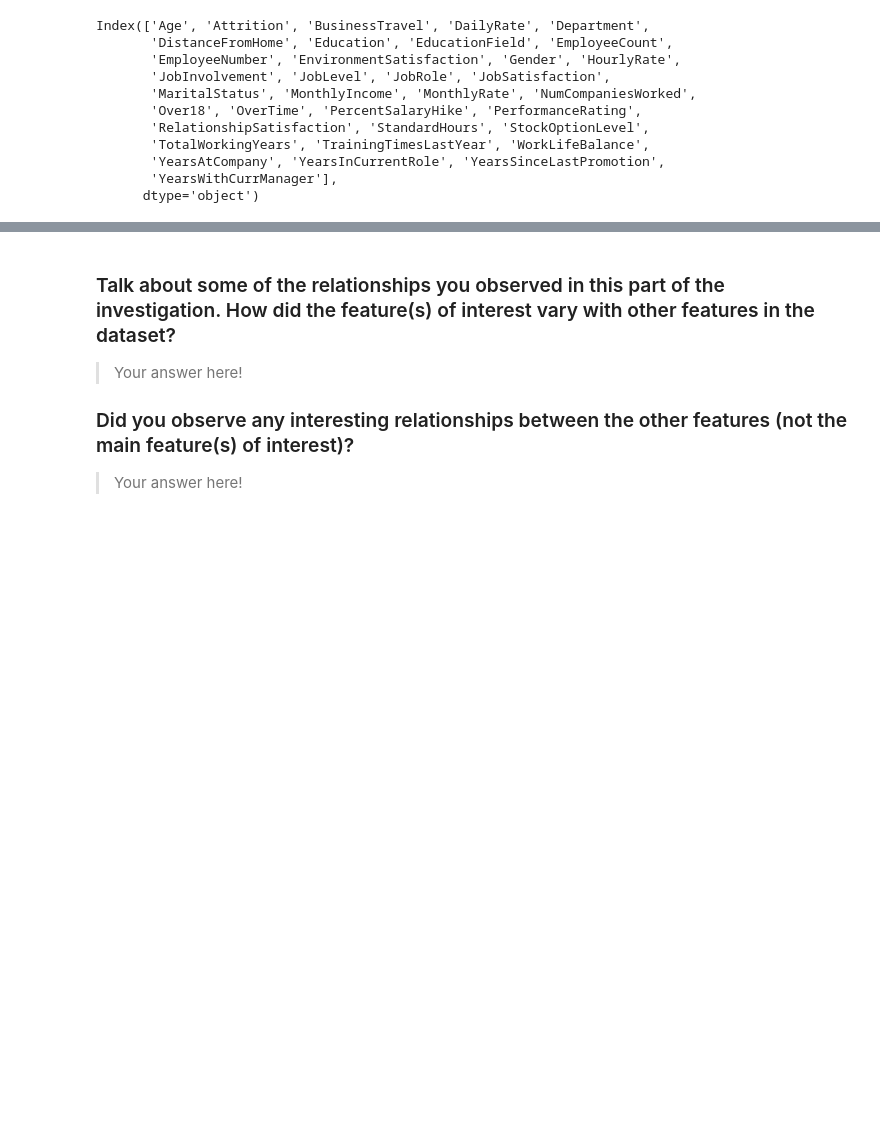
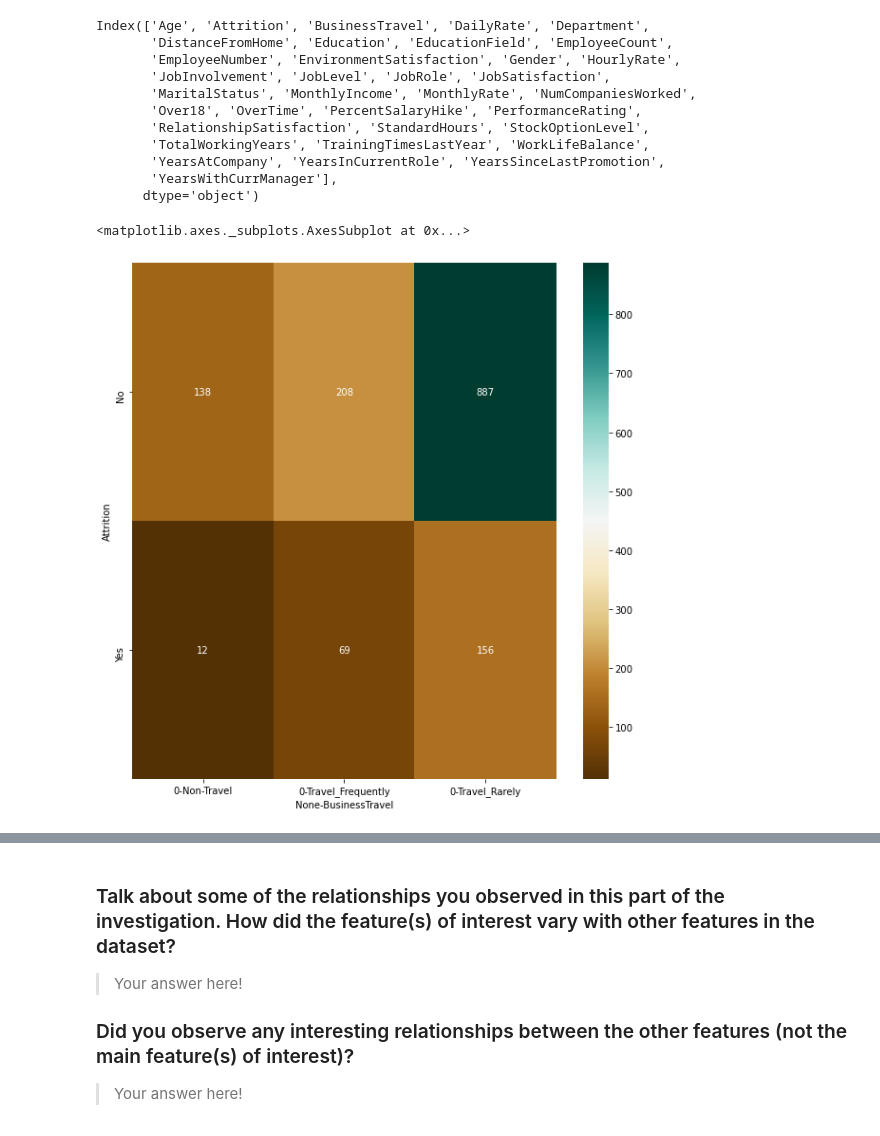
Before and after one commit to yufrances90/Communicate-Data-Findings, a Jupyter notebook: exploration_2.ipynb, the cells around one changed output, grey strips where cells are left out. Drawn from its saved outputs; the diff is of its cells as text; code cells hidden in the pictures; blank space fills up the shorter version.

```diff
--- a/exploration_2.ipynb
+++ b/exploration_2.ipynb
@@ -321,3 +321,12 @@ Index(['Age', 'Attrition', 'BusinessTravel', 'DailyRate', 'Department',
        'YearsAtCompany', 'YearsInCurrentRole', 'YearsSinceLastPromotion',
        'YearsWithCurrManager'],
       dtype='object')
+# %%
+ct_counts = df.groupby(['BusinessTravel', 'Attrition'], as_index=False).size()
+ct_counts = ct_counts.reset_index()
+ct_counts = ct_counts.pivot(index = 'Attrition', columns = 'BusinessTravel')
+
+sns.heatmap(ct_counts, fmt = 'd', annot = True, cmap='BrBG')
+# %% [output]
+<matplotlib.axes._subplots.AxesSubplot at 0x...>
+[figure, added]
```
Also changed, not shown: parts of 3 cells of this notebook.
